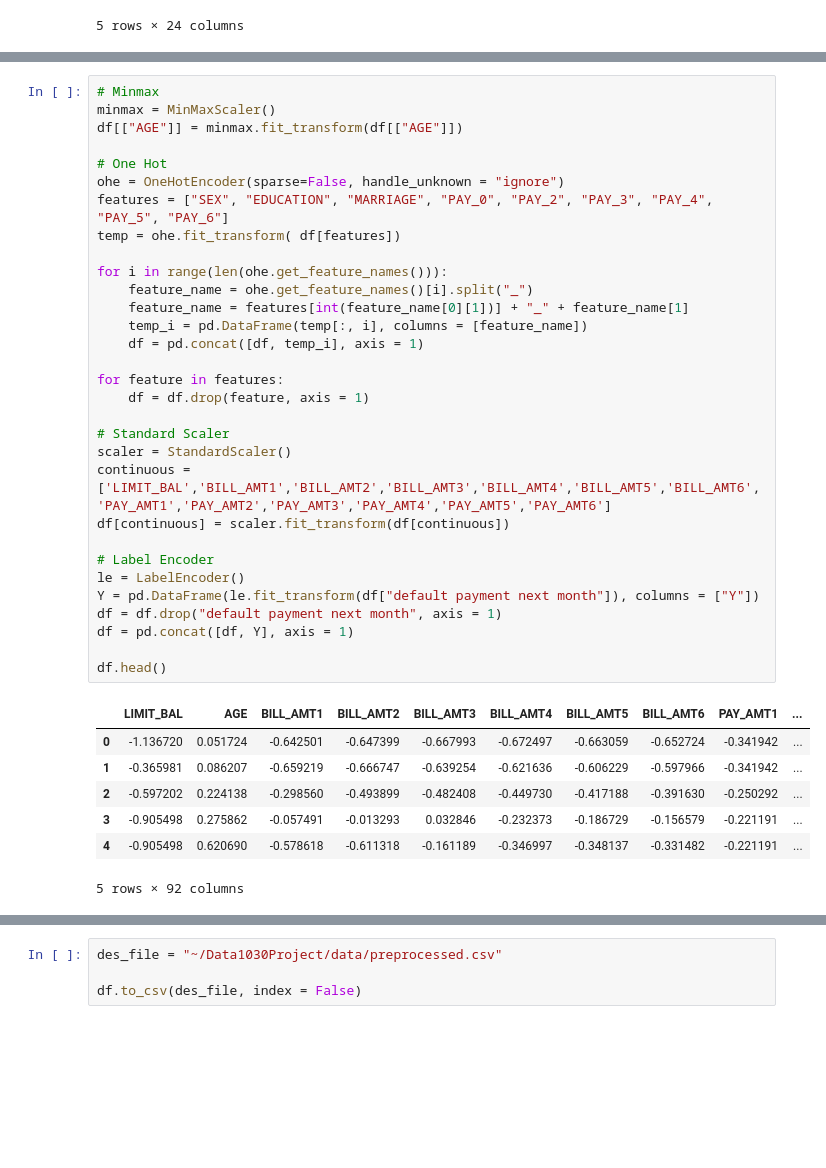
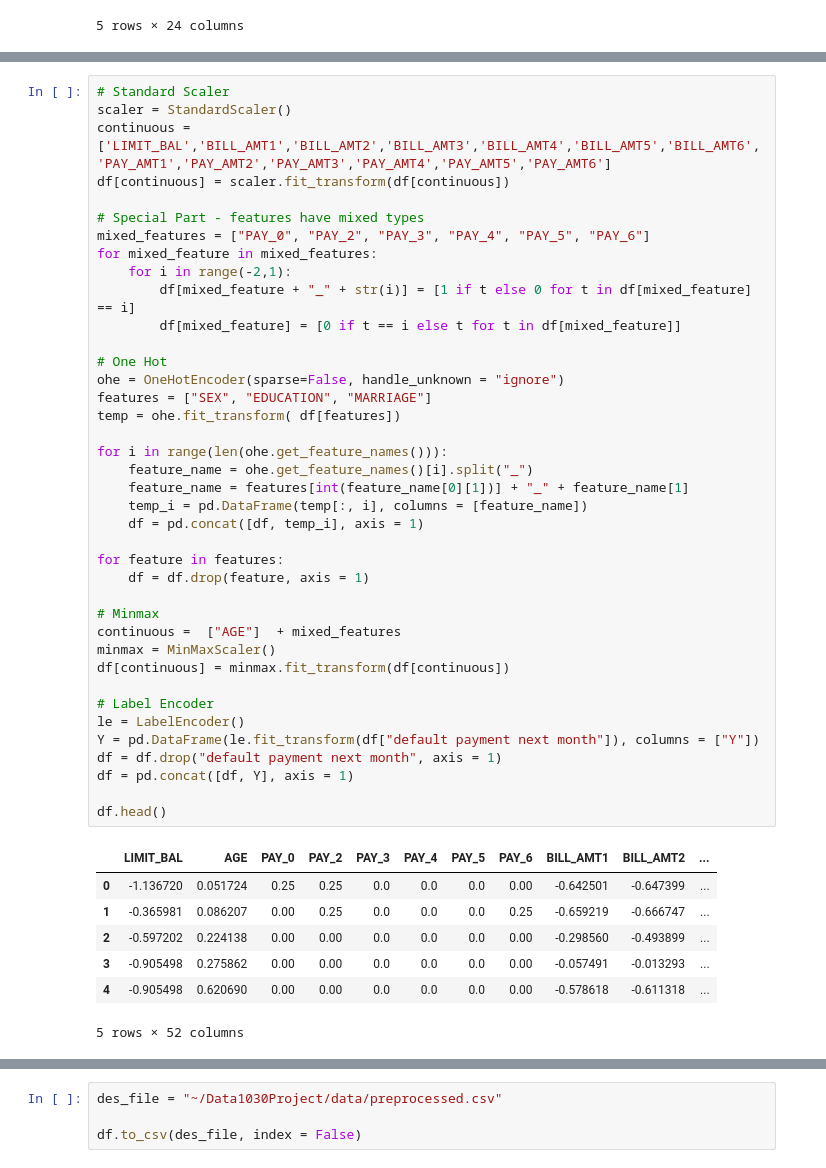
Before and after one commit to yahowang/Default-of-Credit-Card-Clients-Prediction, a Jupyter notebook: src/preprocess_data.ipynb, the cells around one changed output, grey strips where cells are left out. Drawn from its saved outputs; the diff is of its cells as text; blank space fills up the shorter version.

```diff
--- a/src/preprocess_data.ipynb
+++ b/src/preprocess_data.ipynb
@@ -21,39 +33,47 @@ df.head()
 # %%
-# Minmax
-minmax = MinMaxScaler()
-df[["AGE"]] = minmax.fit_transform(df[["AGE"]])
+# Standard Scaler
+scaler = StandardScaler()
+continuous =['LIMIT_BAL','BILL_AMT1','BILL_AMT2','BILL_AMT3','BILL_AMT4','BILL_AMT5','BILL_AMT6','PAY_AMT1','PAY_AMT2','PAY_AMT3','PAY_AMT4','PAY_AMT5','PAY_AMT6']
+df[continuous] = scaler.fit_transform(df[continuous])
+
+# Special Part - features have mixed types
+mixed_features = ["PAY_0", "PAY_2", "PAY_3", "PAY_4", "PAY_5", "PAY_6"]
+for mixed_feature in mixed_features:
+    for i in range(-2,1):
+        df[mixed_feature + "_" + str(i)] = [1 if t else 0 for t in df[mixed_feature] == i]
+        df[mixed_feature] = [0 if t == i else t for t in df[mixed_feature]]
 
 # One Hot
 ohe = OneHotEncoder(sparse=False, handle_unknown = "ignore")
-features = ["SEX", "EDUCATION", "MARRIAGE", "PAY_0", "PAY_2", "PAY_3", "PAY_4", "PAY_5", "PAY_6"]
+features = ["SEX", "EDUCATION", "MARRIAGE"]
 temp = ohe.fit_transform( df[features])
 
 for i in range(len(ohe.get_feature_names())):
     feature_name = ohe.get_feature_names()[i].split("_")
     feature_name = features[int(feature_name[0][1])] + "_" + feature_name[1]
     temp_i = pd.DataFrame(temp[:, i], columns = [feature_name])
     df = pd.concat([df, temp_i], axis = 1)
 
 for feature in features:
     df = df.drop(feature, axis = 1)
 
-# Standard Scaler
-scaler = StandardScaler()
-continuous =['LIMIT_BAL','BILL_AMT1','BILL_AMT2','BILL_AMT3','BILL_AMT4','BILL_AMT5','BILL_AMT6','PAY_AMT1','PAY_AMT2','PAY_AMT3','PAY_AMT4','PAY_AMT5','PAY_AMT6']
-df[continuous] = scaler.fit_transform(df[continuous])
+# Minmax
+continuous =  ["AGE"]  + mixed_features
+minmax = MinMaxScaler()
+df[continuous] = minmax.fit_transform(df[continuous])
 
 # Label Encoder
 le = LabelEncoder()
 Y = pd.DataFrame(le.fit_transform(df["default payment next month"]), columns = ["Y"])
 df = df.drop("default payment next month", axis = 1)
 df = pd.concat([df, Y], axis = 1)
 
 df.head()
 # %% [output]
-|  | LIMIT_BAL | AGE | BILL_AMT1 | BILL_AMT2 | BILL_AMT3 | BILL_AMT4 | BILL_AMT5 | BILL_AMT6 | PAY_AMT1 | ... |
-| 0 | -1.136720 | 0.051724 | -0.642501 | -0.647399 | -0.667993 | -0.672497 | -0.663059 | -0.652724 | -0.341942 | ... |
-| 1 | -0.365981 | 0.086207 | -0.659219 | -0.666747 | -0.639254 | -0.621636 | -0.606229 | -0.597966 | -0.341942 | ... |
-| 2 | -0.597202 | 0.224138 | -0.298560 | -0.493899 | -0.482408 | -0.449730 | -0.417188 | -0.391630 | -0.250292 | ... |
-| 3 | -0.905498 | 0.275862 | -0.057491 | -0.013293 | 0.032846 | -0.232373 | -0.186729 | -0.156579 | -0.221191 | ... |
-| 4 | -0.905498 | 0.620690 | -0.578618 | -0.611318 | -0.161189 | -0.346997 | -0.348137 | -0.331482 | -0.221191 | ... |
+|  | LIMIT_BAL | AGE | PAY_0 | PAY_2 | PAY_3 | PAY_4 | PAY_5 | PAY_6 | BILL_AMT1 | BILL_AMT2 | ... |
+| 0 | -1.136720 | 0.051724 | 0.25 | 0.25 | 0.0 | 0.0 | 0.0 | 0.00 | -0.642501 | -0.647399 | ... |
+| 1 | -0.365981 | 0.086207 | 0.00 | 0.25 | 0.0 | 0.0 | 0.0 | 0.25 | -0.659219 | -0.666747 | ... |
+| 2 | -0.597202 | 0.224138 | 0.00 | 0.00 | 0.0 | 0.0 | 0.0 | 0.00 | -0.298560 | -0.493899 | ... |
+| 3 | -0.905498 | 0.275862 | 0.00 | 0.00 | 0.0 | 0.0 | 0.0 | 0.00 | -0.057491 | -0.013293 | ... |
+| 4 | -0.905498 | 0.620690 | 0.00 | 0.00 | 0.0 | 0.0 | 0.0 | 0.00 | -0.578618 | -0.611318 | ... |
-5 rows × 92 columns
+5 rows × 52 columns
```
Also changed, not shown: parts of 2 cells of this notebook, 6 other files.
